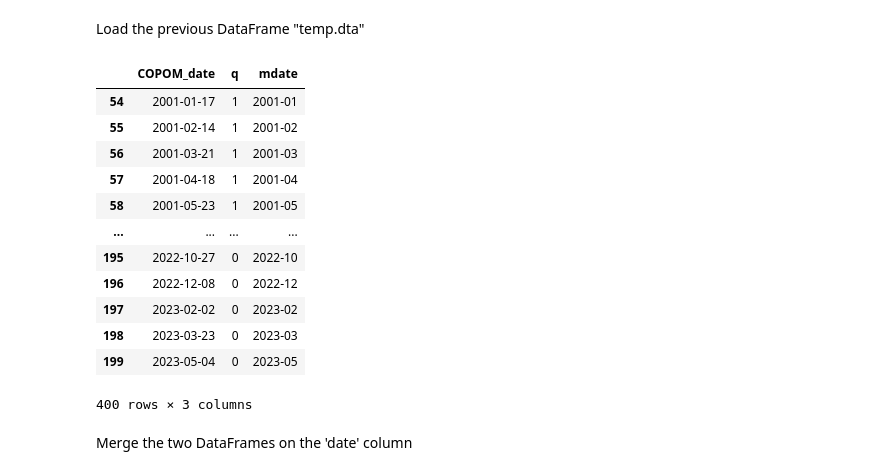
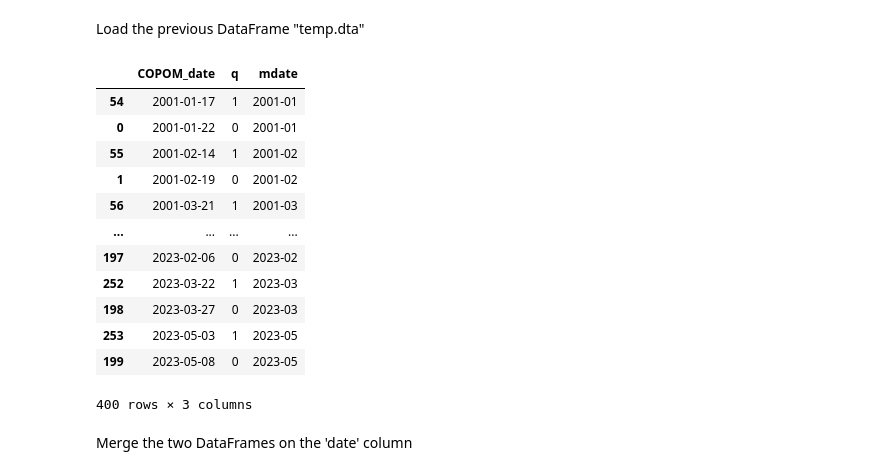
Before and after one commit to araujogab/Monetary-Shocks, a Jupyter notebook: Brasil/BRW/BRW_BR.ipynb, the cells around one changed output. Cells and saved outputs as stored; diff of their text form; code cells hidden in the pictures.

```diff
--- a/Brasil/BRW/BRW_BR.ipynb
+++ b/Brasil/BRW/BRW_BR.ipynb
@@ -74,10 +74,11 @@ copom_dates.rename(columns={"date": "COPOM_date"}, inplace=True)
 # %% [markdown]
 Convert date to datetime format and create additional date-related columns
 # %%
-dias_uteis = 1
+dias_uteis = 3
 
 copom_dates['COPOM_date'] = pd.to_datetime(copom_dates['COPOM_date'])
 copom_dates = copom_dates[copom_dates['COPOM_date'] >= pd.Period("2001-01-01").to_timestamp()]
+#copom_dates['COPOM_date'] = cal.offset(copom_dates['COPOM_date'],1)
 instrumento = pd.DataFrame({'COPOM_date': cal.offset(copom_dates['COPOM_date'],dias_uteis),'q':0})
 copom_dates = pd.concat([copom_dates, instrumento])
 copom_dates['COPOM_date'] = pd.to_datetime(copom_dates['COPOM_date'])
@@ -94,20 +95,20 @@ Load the previous DataFrame "temp.dta"
 # %%
 temp_data = pd.read_pickle("temp.pkl")
 # %%
-copom_dates
+copom_dates.sort_values("COPOM_date")
 # %% [output]
 |  | COPOM_date | q | mdate |
 | 54 | 2001-01-17 | 1 | 2001-01 |
+| 0 | 2001-01-22 | 0 | 2001-01 |
 | 55 | 2001-02-14 | 1 | 2001-02 |
+| 1 | 2001-02-19 | 0 | 2001-02 |
 | 56 | 2001-03-21 | 1 | 2001-03 |
-| 57 | 2001-04-18 | 1 | 2001-04 |
-| 58 | 2001-05-23 | 1 | 2001-05 |
 | ... | ... | ... | ... |
-| 195 | 2022-10-27 | 0 | 2022-10 |
-| 196 | 2022-12-08 | 0 | 2022-12 |
-| 197 | 2023-02-02 | 0 | 2023-02 |
-| 198 | 2023-03-23 | 0 | 2023-03 |
-| 199 | 2023-05-04 | 0 | 2023-05 |
+| 197 | 2023-02-06 | 0 | 2023-02 |
+| 252 | 2023-03-22 | 1 | 2023-03 |
+| 198 | 2023-03-27 | 0 | 2023-03 |
+| 253 | 2023-05-03 | 1 | 2023-05 |
+| 199 | 2023-05-08 | 0 | 2023-05 |
 400 rows × 3 columns
 # %% [markdown]
 Merge the two DataFrames on the 'date' column
```
Also changed, not shown: parts of 8 cells of this notebook, 1 other file.
